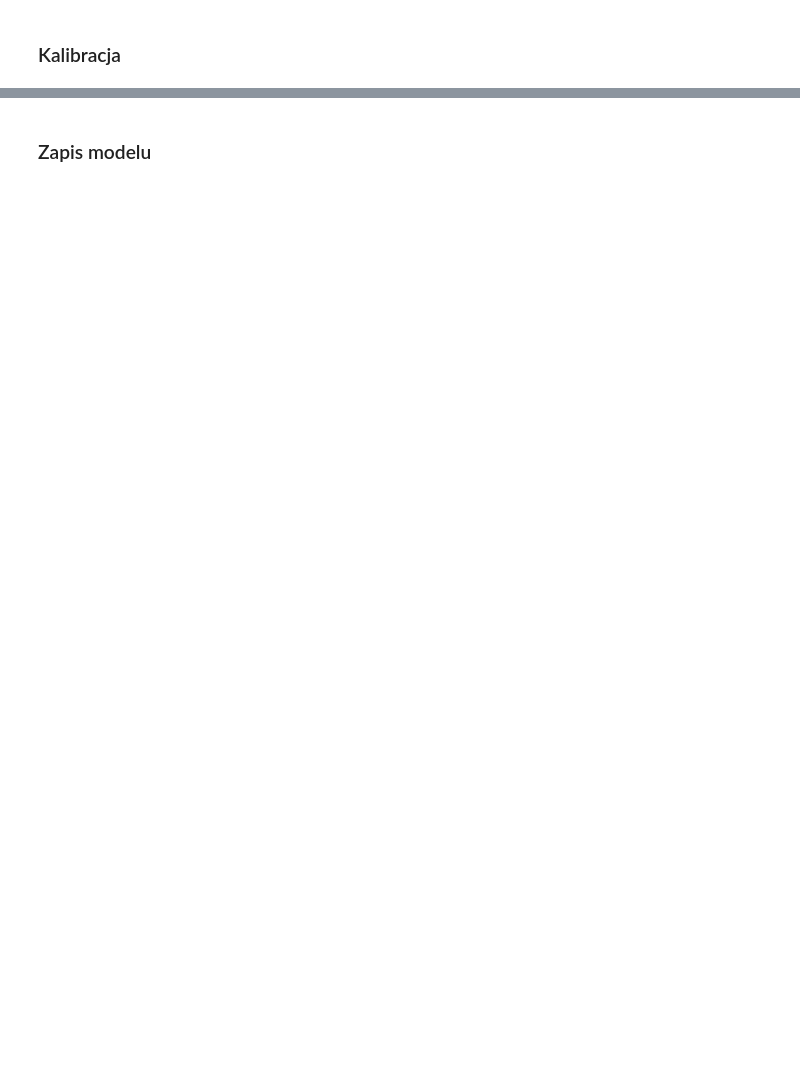
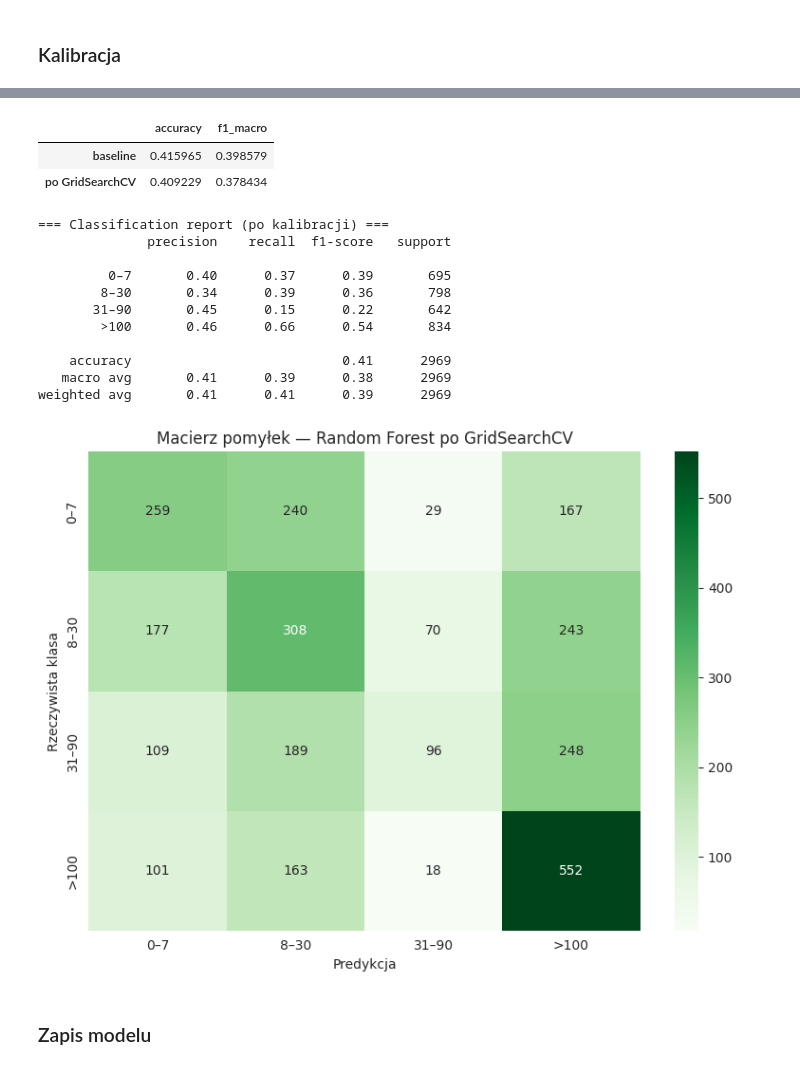
Before and after one commit to Carrie088/pet_adoption_ml, a Jupyter notebook: notebooks/03_random_forest.ipynb, the cells around one changed output, grey strips where cells are left out. Saved outputs shown, nothing was run; the diff lists cells and outputs as text; code cells hidden in the pictures; blank space fills up the shorter version.

```diff
--- a/notebooks/03_random_forest.ipynb
+++ b/notebooks/03_random_forest.ipynb
@@ -191,2 +191,62 @@ Zakres (średnia ± std): 0.4168 ± 0.0090
 # %% [markdown]
 ### Kalibracja
+# %%
+param_grid = {
+    'n_estimators': [100, 200, 300],
+    'max_depth': [None, 10, 20],
+    'min_samples_split': [2, 5, 10],
+    'max_features': ['sqrt', 'log2'],
+}
+
+grid_search = GridSearchCV(
+    estimator=RandomForestClassifier(random_state=RANDOM_STATE),
+    param_grid=param_grid,
+    cv=5,
+    scoring='accuracy',
+    n_jobs=-1,
+)
+
+grid_search.fit(X_train, y_train)
+
+print('Najlepsze parametry:')
+print(grid_search.best_params_)
+print(f'\nNajlepszy wynik CV (accuracy): {grid_search.best_score_:.4f}')
+
+rf_best = grid_search.best_estimator_
+y_pred_tuned = rf_best.predict(X_test)
+
+acc_tuned = accuracy_score(y_test, y_pred_tuned)
+f1_tuned = f1_score(y_test, y_pred_tuned, average='macro')
+
+comparison = pd.DataFrame({
+    'accuracy': [acc_base, acc_tuned],
+    'f1_macro': [f1_base, f1_tuned],
+}, index=['baseline', 'po GridSearchCV'])
+
+print('\nPorównanie na zbiorze testowym:')
+display(comparison)
+
+print('\n=== Classification report (po kalibracji) ===')
+print(classification_report(
+    y_test,
+    y_pred_tuned,
+    target_names=CLASS_NAMES,
+))
+
+cm_tuned = confusion_matrix(y_test, y_pred_tuned, labels=CLASS_ORDER)
+
+plt.figure(figsize=(8, 6))
+sns.heatmap(
+    cm_tuned,
+    annot=True,
+    fmt='d',
+    cmap='Greens',
+    xticklabels=CLASS_NAMES,
+    yticklabels=CLASS_NAMES,
+)
+plt.title('Macierz pomyłek — Random Forest po GridSearchCV')
+plt.xlabel('Predykcja')
+plt.ylabel('Rzeczywista klasa')
+plt.tight_layout()
+plt.show()
+# %% [output]
@@ -193,2 +259,17 @@ Zakres (średnia ± std): 0.4168 ± 0.0090
+|  | accuracy | f1_macro |
+| baseline | 0.415965 | 0.398579 |
+| po GridSearchCV | 0.409229 | 0.378434 |
+=== Classification report (po kalibracji) ===
+              precision    recall  f1-score   support
+
+         0–7       0.40      0.37      0.39       695
+        8–30       0.34      0.39      0.36       798
+       31–90       0.45      0.15      0.22       642
+        >100       0.46      0.66      0.54       834
+
+    accuracy                           0.41      2969
+   macro avg       0.41      0.39      0.38      2969
+weighted avg       0.41      0.41      0.39      2969
+[figure, added]
 # %% [markdown]
 ### Zapis modelu
```
Also changed, not shown: parts of 5 cells of this notebook, 2 other files.
